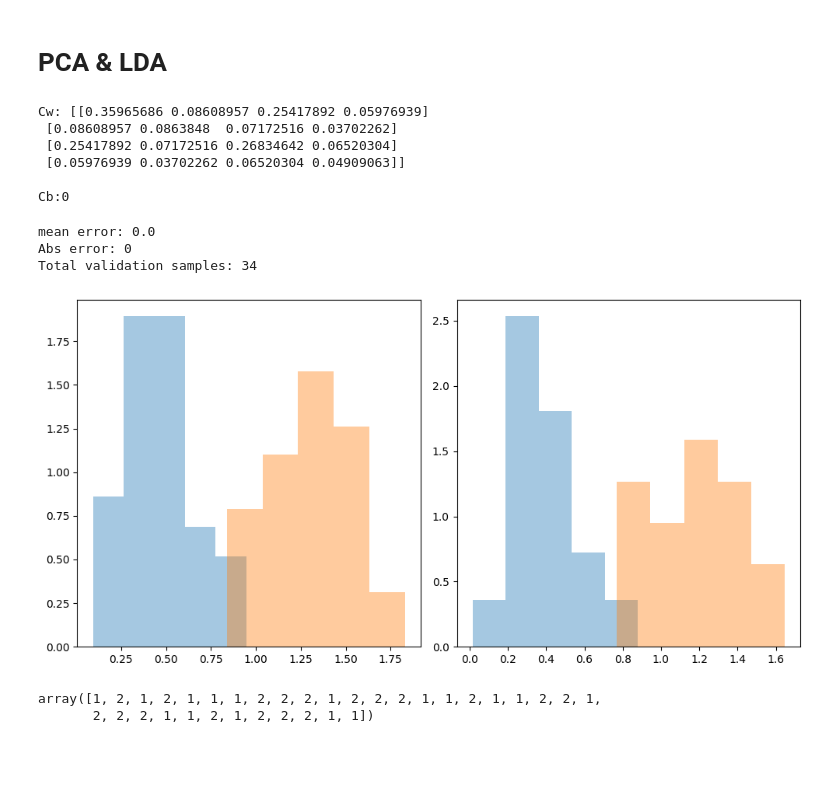
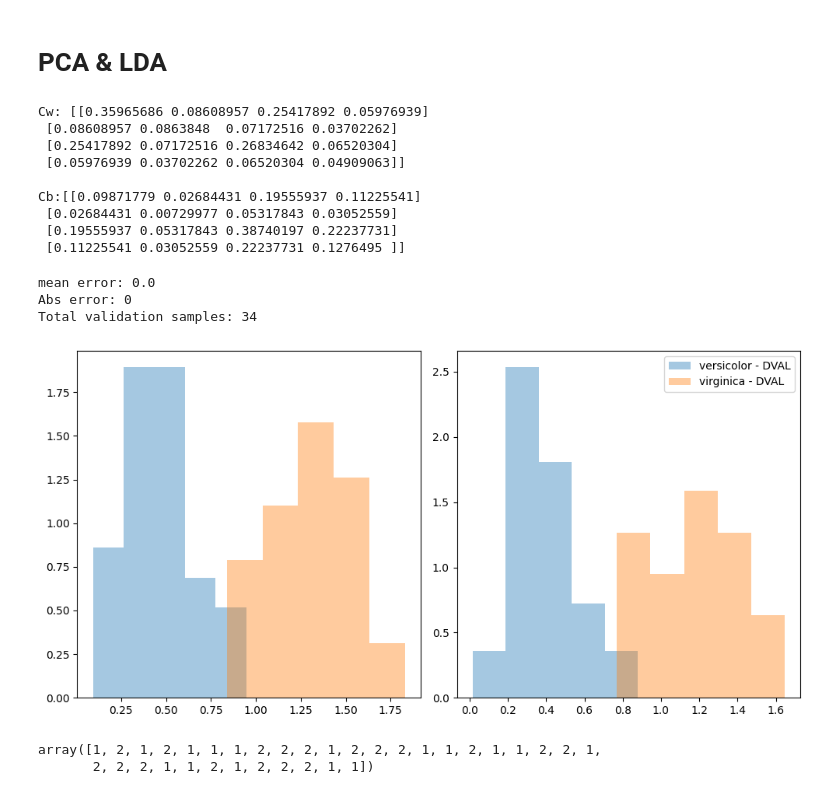
Before and after one commit to BorlinaEdoardo/Machine-Learning-Pattern-Recognition-Polito, a Jupyter notebook: lab3/lab3.ipynb, the cells around one changed output. Cells and saved outputs as stored; diff of their text form; code cells hidden in the pictures; blank space fills up the shorter version.

```diff
--- a/lab3/lab3.ipynb
+++ b/lab3/lab3.ipynb
@@ -93,29 +93,32 @@ PCA matrix P:
 ## LDA - Linear Discriminant Analysis
 # %%
 # LDA
-def compute_lda(D, L, m, num_classes):
+def compute_lda(D, L, m):
+    classes = np.unique(L)
 
-    C_i = np.zeros((4, 4))
+    C_i = np.zeros((D.shape[0], D.shape[0]))
     Cw = 0
     Cb = 0
-    ni = np.zeros((1,3))
-    mu_i = np.zeros((4,3))
+    ni = np.zeros((1,classes.shape[0]))
+    mu_i = np.zeros((D.shape[0],classes.shape[0]))
     # compute per class mean and covariance
-    for i in range(num_classes):
+    for i in classes:
         Dc = D[:, L == i]
         mu_i[:,i] = np.mean(Dc, axis=1)
         C_i = (Dc - vcol(mu_i[:,i])) @ (Dc - vcol(mu_i[:,i])).T
         Cw += C_i
-        ni[0, i] = Dc.shape[1]
+        ni[0,i] = Dc.shape[1]
 
     Cw = Cw/D.shape[1]
-    print(f"Cw: {Cw}\n\nCb:{Cb}")
+
 
     mu = np.mean(D, axis=1)
     Cb = ni*(mu_i-vcol(mu))@(mu_i-vcol(mu)).T/D.shape[1]
     s, U = scipy.linalg.eigh(Cb, Cw)
     W = U[:, ::-1][:, 0:m]
 
+    print(f"Cw: {Cw}\n\nCb:{Cb}")
+
     UW, _, _ = np.linalg.svd(W)
     P = UW[:, 0:m]
     return P
@@ -171,7 +177,7 @@ def split_db_2to1(D, L, seed=0):
 # DVAL and LVAL are validation data and labels
 (DTR, LTR), (DVAL, LVAL) = split_db_2to1(D, L)
 
-P_lda = compute_lda(DTR, LTR-1, 1, 2)
+P_lda = compute_lda(DTR, LTR-1, 1)
 DTR_lda = P_lda.T@DTR
 
 threshold = (DTR_lda[0, LTR==1].mean() + DTR_lda[0, LTR==2].mean()) / 2.0
@@ -182,7 +188,10 @@ Cw: [[0.35965686 0.08608957 0.25417892 0.05976939]
  [0.25417892 0.07172516 0.26834642 0.06520304]
  [0.05976939 0.03702262 0.06520304 0.04909063]]
 
-Cb:0
+Cb:[[0.09871779 0.02684431 0.19555937 0.11225541]
+ [0.02684431 0.00729977 0.05317843 0.03052559]
+ [0.19555937 0.05317843 0.38740197 0.22237731]
+ [0.11225541 0.03052559 0.22237731 0.1276495 ]]
 # %%
 PVAL = np.zeros(shape=LVAL.shape, dtype=np.int32)
 DVAL_lda = P_lda.T@DVAL
@@ -196,20 +205,20 @@ mean error: 0.0
 Abs error: 0
 Total validation samples: 34
 # %%
-# centered data can be plotted again
+# plot
 fig, axes = plt.subplots(1, 2, figsize=(10, 5))
 
-axes[0].hist(DTR_lda[0, LTR == 1], bins=5, density=True, alpha=0.4, label="versicolor")
-axes[0].hist(DTR_lda[0, LTR == 2], bins=5, density=True, alpha=0.4, label="virginica")
+axes[0].hist(DTR_lda[0, LTR == 1], bins=5, density=True, alpha=0.4, label="versicolor - DTR")
+axes[0].hist(DTR_lda[0, LTR == 2], bins=5, density=True, alpha=0.4, label="virginica - DTR")
 
-axes[1].hist(DVAL_lda[0, LVAL == 1], bins=5, density=True, alpha=0.4, label="versicolor")
-axes[1].hist(DVAL_lda[0, LVAL == 2], bins=5, density=True, alpha=0.4, label="virginica")
+axes[1].hist(DVAL_lda[0, LVAL == 1], bins=5, density=True, alpha=0.4, label="versicolor - DVAL")
+axes[1].hist(DVAL_lda[0, LVAL == 2], bins=5, density=True, alpha=0.4, label="virginica - DVAL")
 
-
+plt.legend()
 plt.tight_layout()
 plt.show()
 # %% [output]
-[figure, old version]
+[figure, new version]
 # %%
 LVAL
 # %% [output]
```
Also changed, not shown: parts of 2 cells of this notebook.
